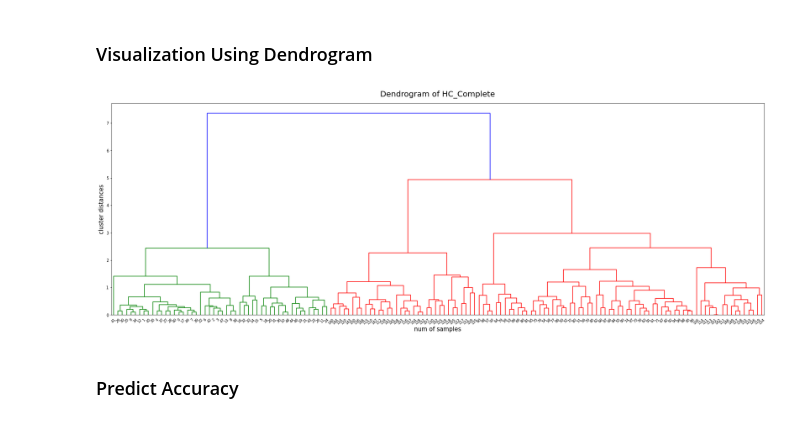
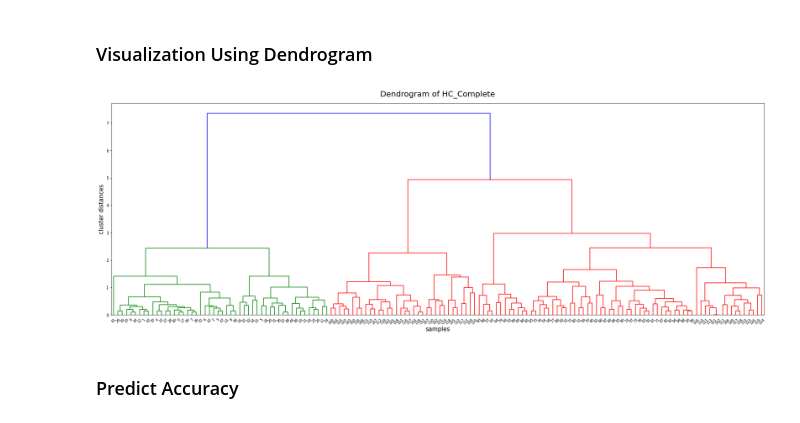
Before and after one commit to jhlee508/Colab, a Jupyter notebook: ML_Hierarchical_clustering.ipynb, the cells around one changed output. Cells and saved outputs as stored; diff of their text form; code cells hidden in the pictures.

```diff
--- a/ML_Hierarchical_clustering.ipynb
+++ b/ML_Hierarchical_clustering.ipynb
@@ -138,15 +138,15 @@ HC_complete = linkage(data, method = 'complete', metric='euclidean')
 # %%
 plt.figure(figsize = (30, 10))
 dendrogram(HC_complete,
            leaf_rotation = 45,
            leaf_font_size = 9
            )
 plt.title("Dendrogram of HC_Complete", size = 20, y = 1.02)
-plt.xlabel('num of samples', size = 15)
+plt.xlabel('samples', size = 15)
 plt.ylabel('cluster distances', size = 15)
 plt.show()
 # %% [output]
-[figure, old version]
+[figure, new version]
 # %% [markdown]
 ### Predict Accuracy
 # %%
```
Also changed, not shown: parts of 2 cells of this notebook.
